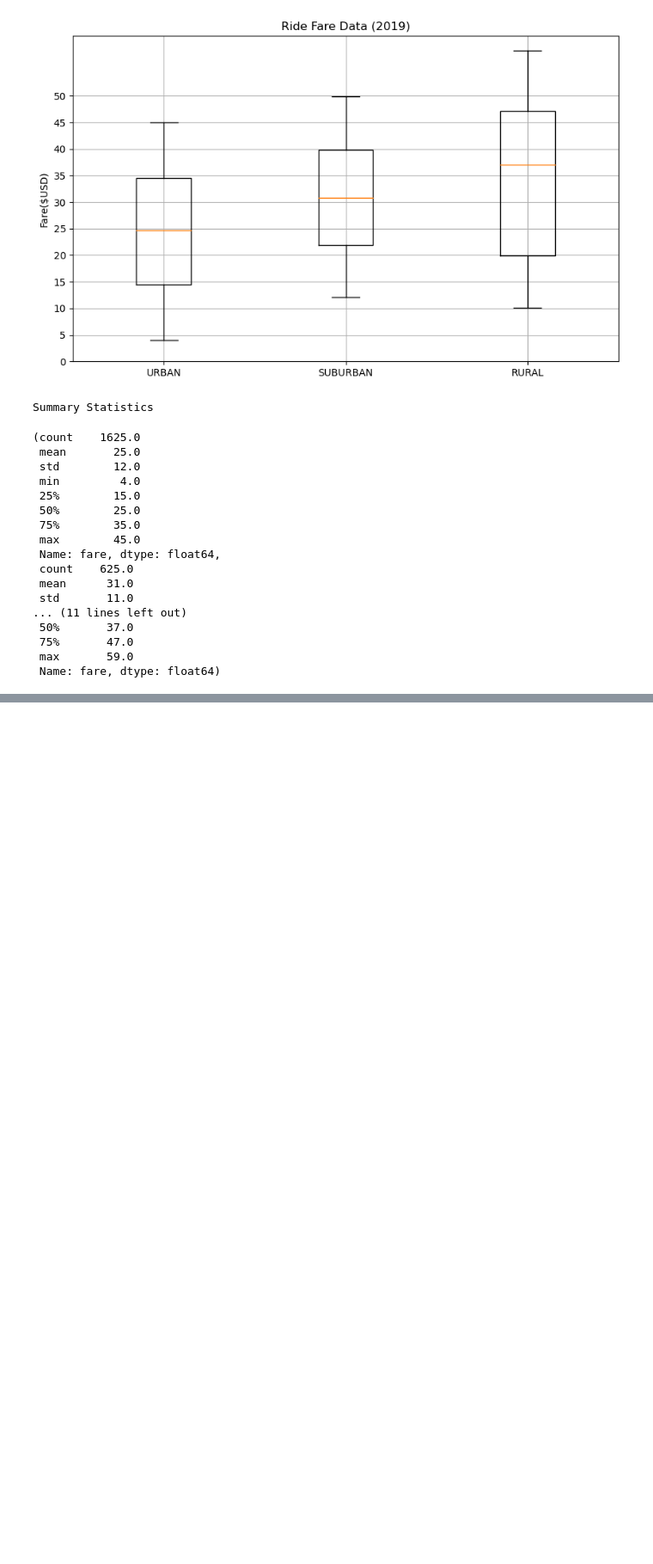
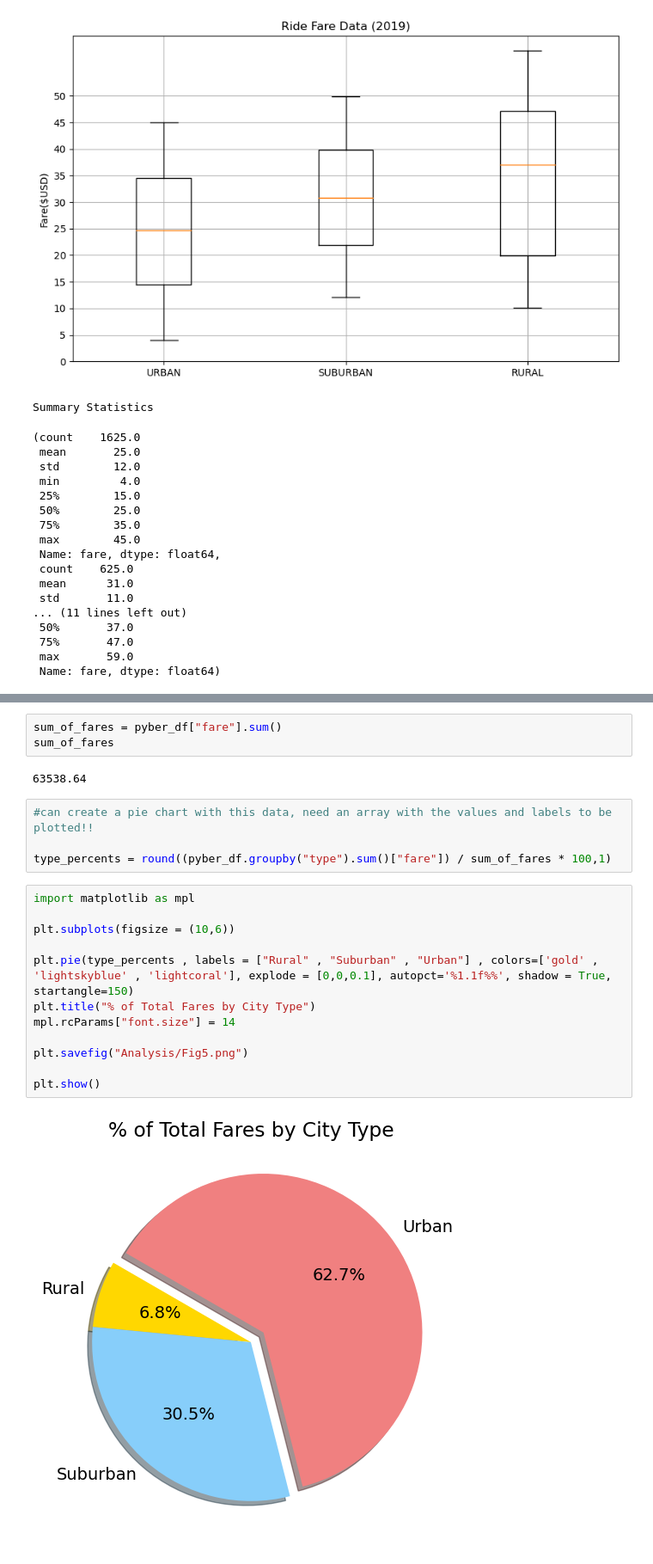
Before and after one commit to Smor-1/PyBer_Analysis, a Jupyter notebook: PyBer_Analysis.ipynb, the cells around one changed output, grey strips where cells are left out. Shown at 86% size. Drawn from its saved outputs; the diff is of its cells as text; blank space fills up the shorter version.

```diff
--- a/PyBer_Analysis.ipynb
+++ b/PyBer_Analysis.ipynb
@@ -336,0 +345,23 @@ Name: driver_count, dtype: float64
+# %%
+sum_of_fares = pyber_df["fare"].sum()
+sum_of_fares
+# %% [output]
+63538.64
+# %%
+#can create a pie chart with this data, need an array with the values and labels to be plotted!!
+
+type_percents = round((pyber_df.groupby("type").sum()["fare"]) / sum_of_fares * 100,1)
+# %%
+import matplotlib as mpl
+
+plt.subplots(figsize = (10,6))
+
+plt.pie(type_percents , labels = ["Rural" , "Suburban" , "Urban"] , colors=['gold' , 'lightskyblue' , 'lightcoral'], explode = [0,0,0.1], autopct='%1.1f%%', shadow = True, startangle=150)
+plt.title("% of Total Fares by City Type")
+mpl.rcParams["font.size"] = 14
+
+plt.savefig("Analysis/Fig5.png")
+
+plt.show()
+# %% [output]
+[figure, added]
```
Also changed, not shown: parts of 8 cells of this notebook, 3 other files.
